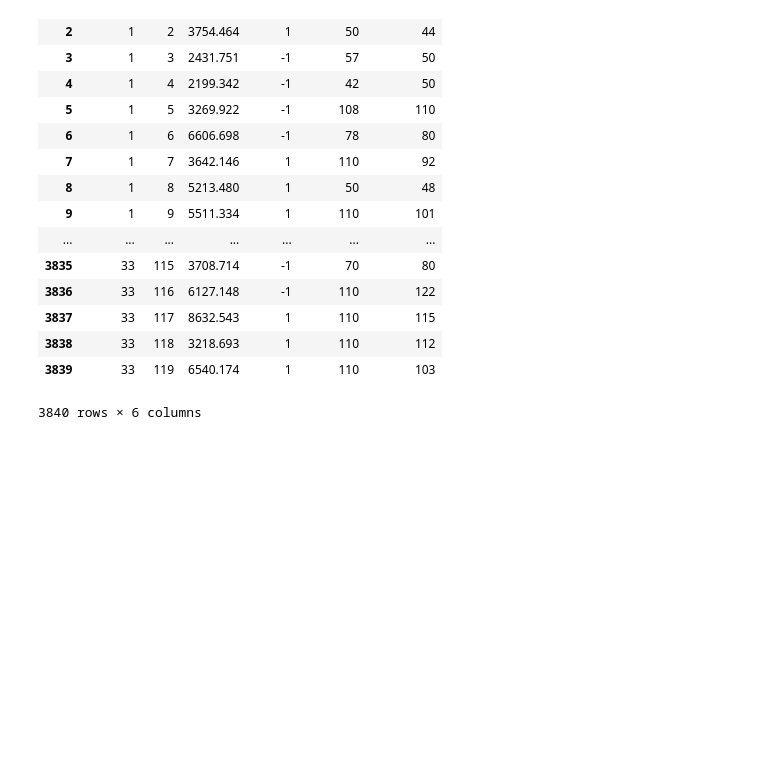
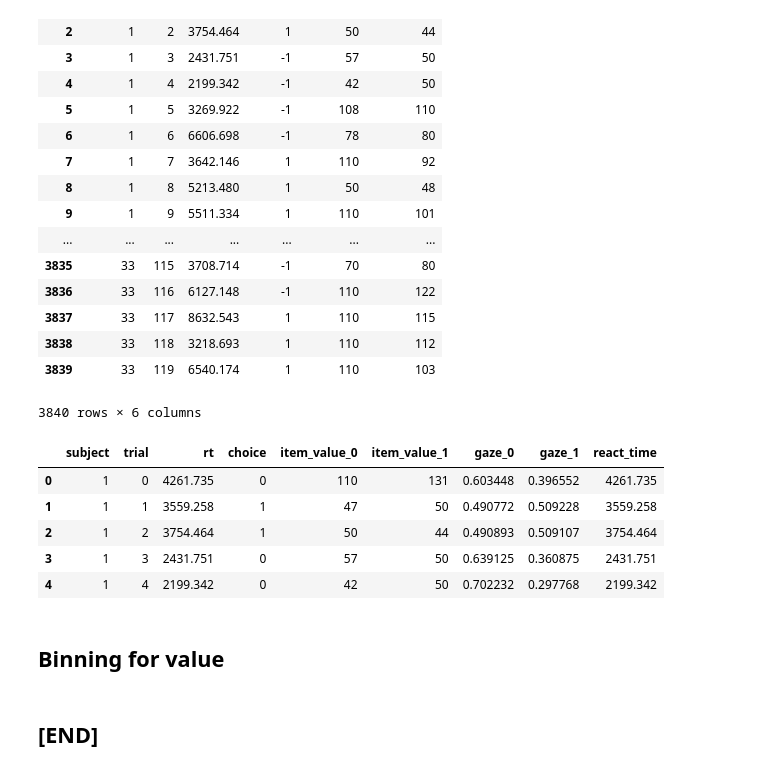
Before and after one commit to pradysepulveda/PF2019, a Jupyter notebook: FixationsCSVtrialNormalizeGLAM.ipynb, the cells around one changed output. Cells and saved outputs as stored; diff of their text form; code cells hidden in the pictures; blank space fills up the shorter version.

```diff
--- a/FixationsCSVtrialNormalizeGLAM.ipynb
+++ b/FixationsCSVtrialNormalizeGLAM.ipynb
@@ -462,3 +474,14 @@ GLAM_output = GLAM_output.replace(-1, 0)
 GLAM_output = GLAM_output.rename(index=str, columns={"parcode": "subject", "item_left": "item_value_0", "item_right": "item_value_1"})
 # %%
 GLAM_output.to_csv("Output/GlamDataPF2019_Less_NoBin_33.csv",index = True)
+# %%
+GLAM_output.head()
+# %% [output]
+|  | subject | trial | rt | choice | item_value_0 | item_value_1 | gaze_0 | gaze_1 | react_time |
+| 0 | 1 | 0 | 4261.735 | 0 | 110 | 131 | 0.603448 | 0.396552 | 4261.735 |
+| 1 | 1 | 1 | 3559.258 | 1 | 47 | 50 | 0.490772 | 0.509228 | 3559.258 |
+| 2 | 1 | 2 | 3754.464 | 1 | 50 | 44 | 0.490893 | 0.509107 | 3754.464 |
+| 3 | 1 | 3 | 2431.751 | 0 | 57 | 50 | 0.639125 | 0.360875 | 2431.751 |
+| 4 | 1 | 4 | 2199.342 | 0 | 42 | 50 | 0.702232 | 0.297768 | 2199.342 |
+# %% [markdown]
+## Binning for value
@@ -464,0 +496,2 @@ GLAM_output.to_csv("Output/GlamDataPF2019_Less_NoBin_33.csv",index = True)
+# %% [markdown]
+## [END]
```
Also changed, not shown: parts of 16 cells of this notebook, 42 other files.
